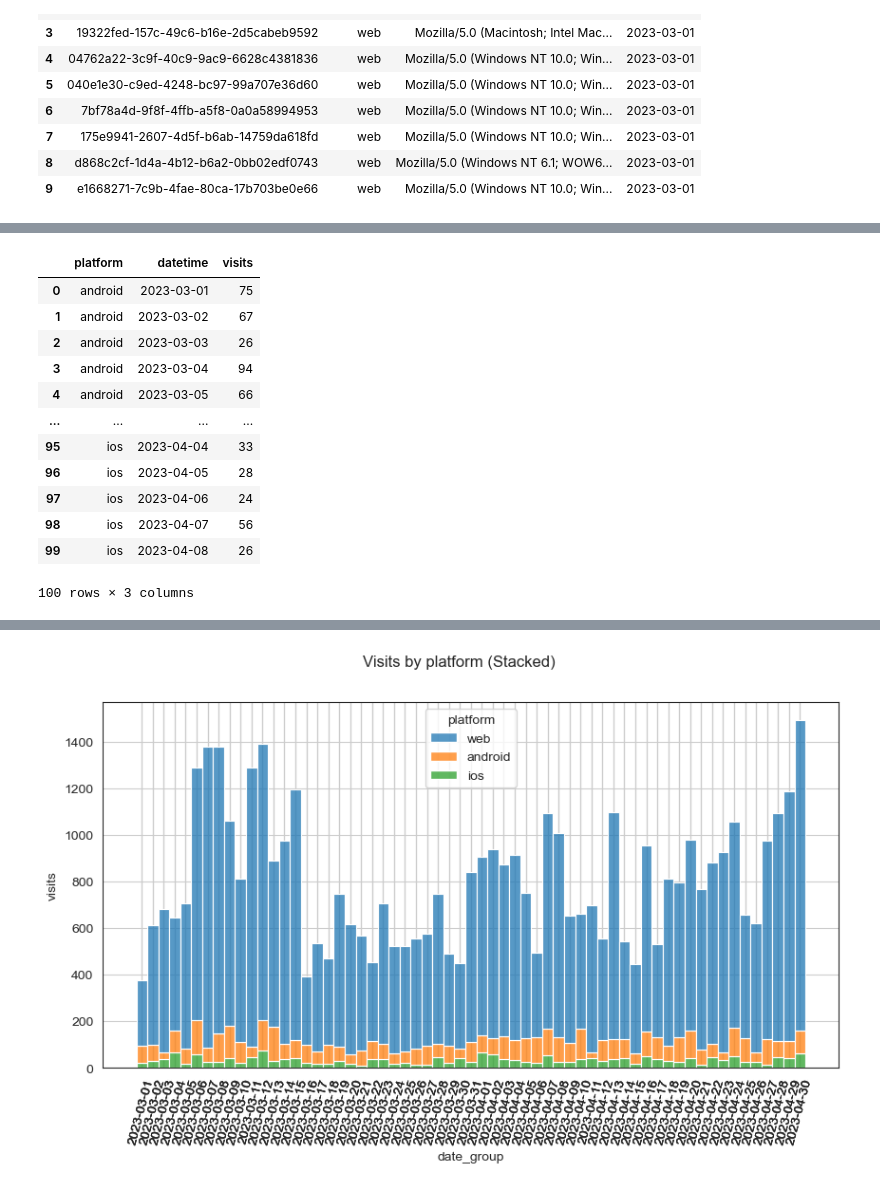
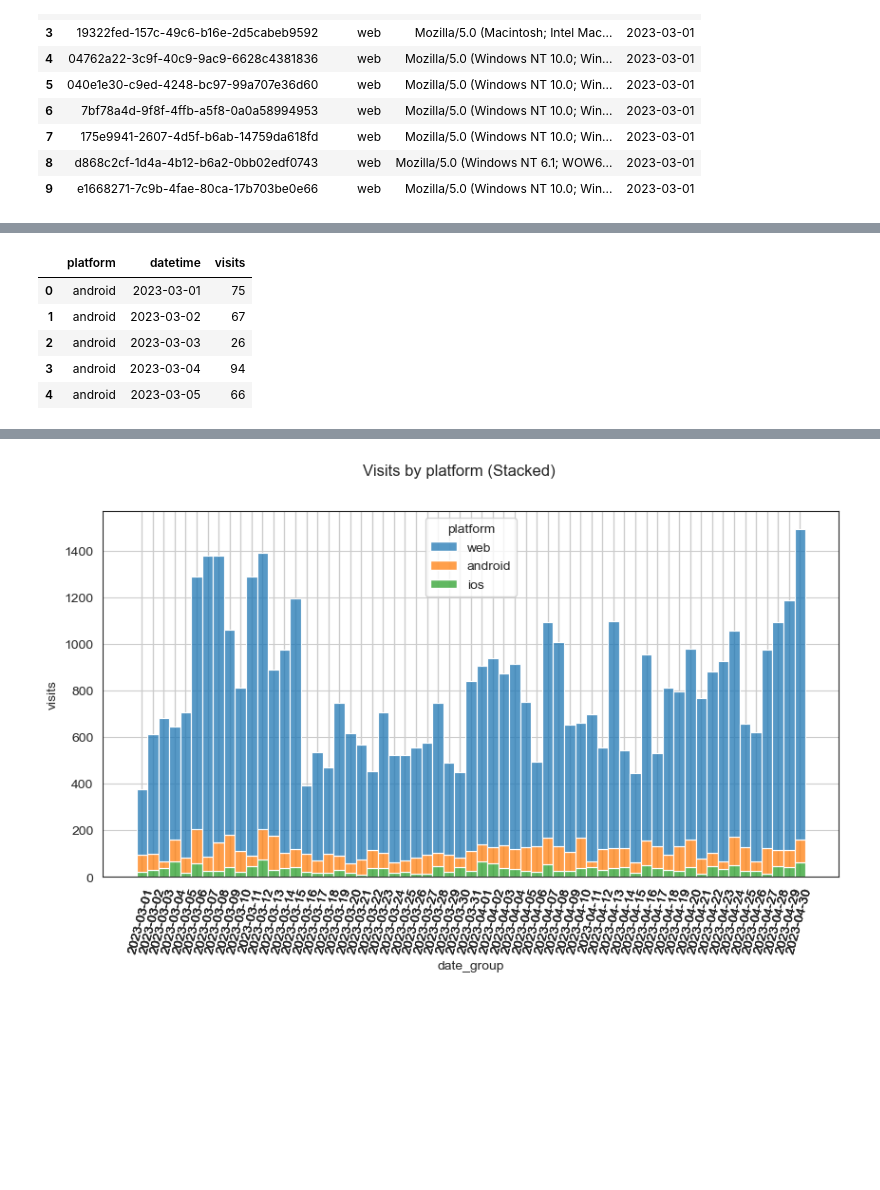
Before and after one commit to nic11371/python-for-data-analysts-project-100, a Jupyter notebook: charts_project.ipynb, the cells around one changed output, grey strips where cells are left out. Saved outputs shown, nothing was run; the diff lists cells and outputs as text; code cells hidden in the pictures; blank space fills up the shorter version.

```diff
--- a/charts_project.ipynb
+++ b/charts_project.ipynb
@@ -73,16 +64,9 @@ grouped_regs.head()
 # %%
-grouped_visitors.head(100)
+grouped_visitors.head()
 # %% [output]
 |  | platform | datetime | visits |
 | 0 | android | 2023-03-01 | 75 |
 | 1 | android | 2023-03-02 | 67 |
 | 2 | android | 2023-03-03 | 26 |
 | 3 | android | 2023-03-04 | 94 |
 | 4 | android | 2023-03-05 | 66 |
-| ... | ... | ... | ... |
-| 95 | ios | 2023-04-04 | 33 |
-| 96 | ios | 2023-04-05 | 28 |
-| 97 | ios | 2023-04-06 | 24 |
-| 98 | ios | 2023-04-07 | 56 |
-| 99 | ios | 2023-04-08 | 26 |
-100 rows × 3 columns
```
Also changed, not shown: parts of 45 cells of this notebook.
